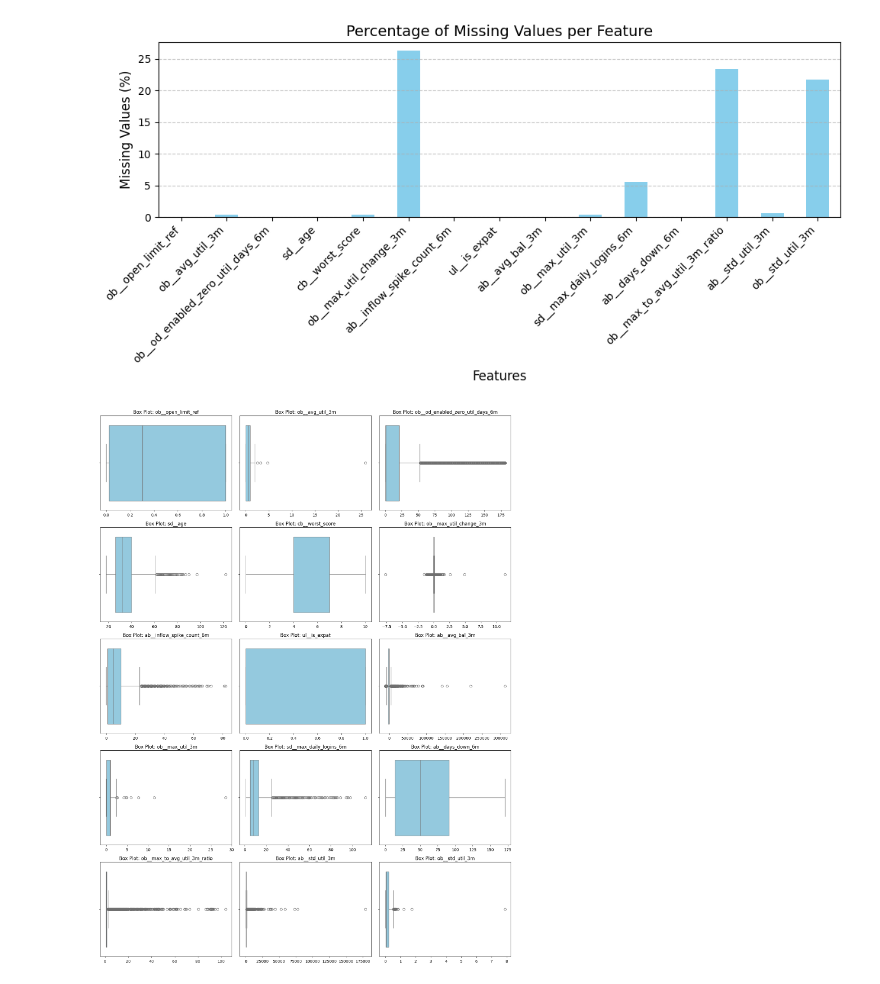
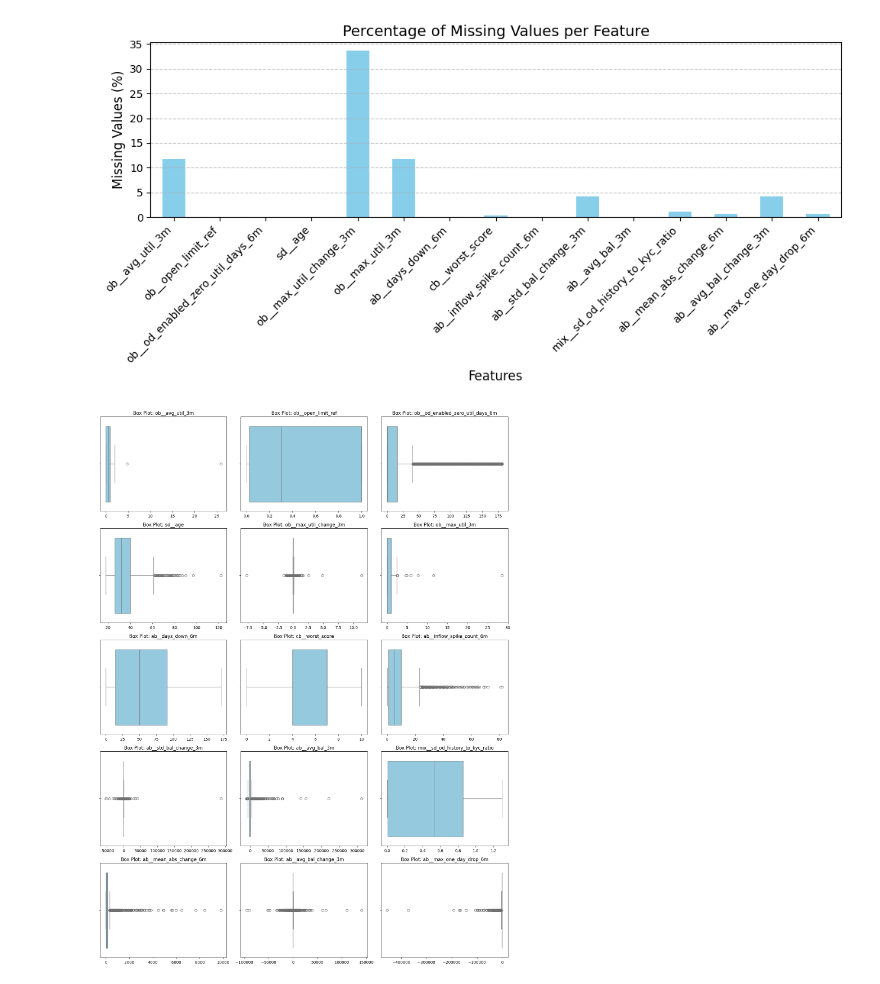
Before and after one commit to ilyakatliaroun26/CCF, a Jupyter notebook: model_features_analysis.ipynb, the cells around one changed output. Saved outputs shown, nothing was run; the diff lists cells and outputs as text; code cells hidden in the pictures.

```diff
--- a/model_features_analysis.ipynb
+++ b/model_features_analysis.ipynb
@@ -55,3 +39,19 @@ reg_feats = ['ob__open_limit_ref',
+# %%
+reg_feats = ['ob__avg_util_3m',
+ 'ob__open_limit_ref',
+ 'ob__od_enabled_zero_util_days_6m',
+ 'sd__age',
+ 'ob__max_util_change_3m',
+ 'ob__max_util_3m',
+ 'ab__days_down_6m',
+ 'cb__worst_score',
+ 'ab__inflow_spike_count_6m',
+ 'ab__std_bal_change_3m',
+ 'ab__avg_bal_3m',
+ 'mix__sd_od_history_to_kyc_ratio',
+ 'ab__mean_abs_change_6m',
+ 'ab__avg_bal_change_3m',
+ 'ab__max_one_day_drop_6m']
 # %%
 features_reg = features[reg_feats]
 # %%
@@ -141,12 +141,12 @@ for feat in feature_list:
 ... (4 outputs left out)
 # %%
-features['reference_date'] = pd.to_datetime(features['reference_date'])
+features_reg['reference_date'] = pd.to_datetime(features['reference_date'])
 
-features['eom'] = features['reference_date'] + pd.offsets.MonthEnd(0)
+features_reg['eom'] = features_reg['reference_date'] + pd.offsets.MonthEnd(0)
 
-df_eom_avg = features.groupby('eom').mean().reset_index()
+df_eom_avg = features_reg.groupby('eom').mean().reset_index()
 
-features_reg_list = [feature for feature in features_reg.columns if feature != "reference_date"]
+#features_reg_list = [feature for feature in features_reg.columns if feature != "reference_date"]
 
 all_features = df_eom_avg[features_reg_list + ['reference_date']]
 
@@ -171,44 +192,39 @@ import matplotlib.pyplot as plt
 import seaborn as sns
 import math
 
-# Assumed variables:
-# df: Pandas DataFrame
-# features_reg: List of numeric feature names, e.g., ['age', 'income', 'score']
-
-
-# --- 1. Missing Values Bar Chart ---
+features_reg = features_reg.drop(columns=['reference_date', 'eom'])
 plt.figure(figsize=(10, 5))
 missing_percent = (features_reg.isnull().mean()) * 100
 
 missing_percent.plot(kind='bar', color='skyblue')
 plt.title('Percentage of Missing Values per Feature', fontsize=14)
 plt.xlabel('Features', fontsize=12)
 plt.ylabel('Missing Values (%)', fontsize=12)
 plt.xticks(rotation=45, ha='right')
 plt.grid(axis='y', linestyle='--', alpha=0.7)
 plt.tight_layout()
 plt.show()
 
 
 # --- 2. Outliers Box Plots ---
 num_features = len(features_reg.columns)  # Count columns, not rows
 cols = 3
 rows = math.ceil(num_features / cols)
 
 fig, axes = plt.subplots(rows, cols, figsize=(15, 4 * rows), squeeze=False)
 axes = axes.flatten()
 
 for i, feature in enumerate(features_reg.columns):
     sns.boxplot(x=features_reg[feature], ax=axes[i], color='skyblue')
     axes[i].set_title(f'Box Plot: {feature}', fontsize=12)
     axes[i].set_xlabel('')
 
 # Clear unused axes
 for j in range(num_features, len(axes)):
     fig.delaxes(axes[j])
 
 plt.tight_layout()
 plt.show()
 # %% [output]
-[figure, old version]
+[figure, new version]
-[figure, old version]
+[figure, new version]
```
Also changed, not shown: parts of 3 cells of this notebook, 31 other files.
